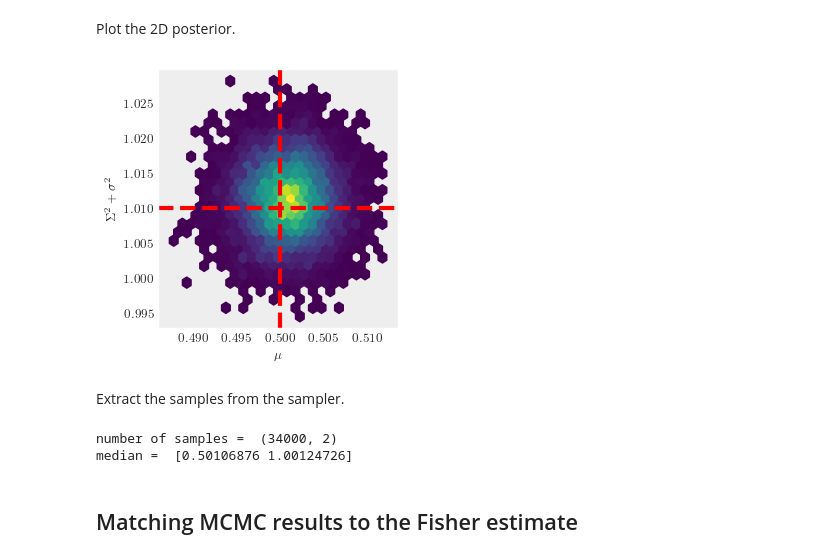
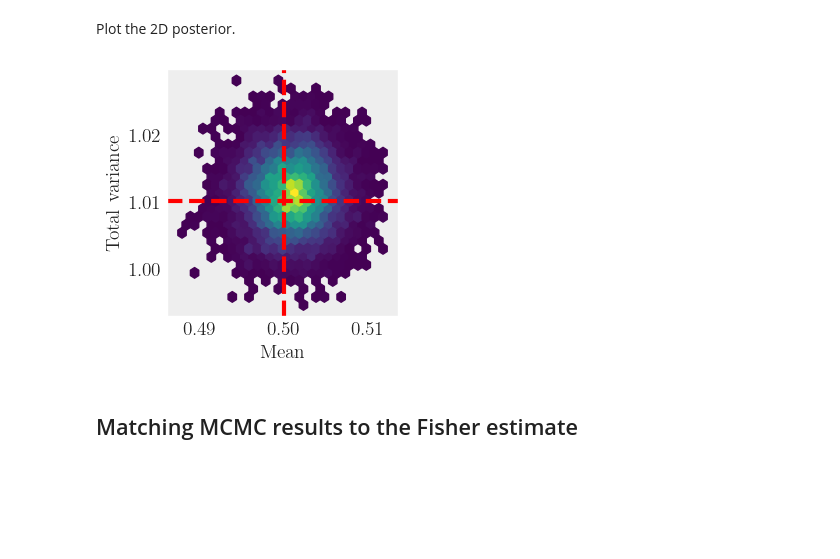
Before and after one commit to aantonelli94/PopFisher, a Jupyter notebook: Gaussian_toy_model/Gaussian_toymodel.ipynb, the cells around one changed output. Saved outputs shown, nothing was run; the diff lists cells and outputs as text; code cells hidden in the pictures; blank space fills up the shorter version.

Commit message:
added figs for paper; fixed labels plot in gaussian case (no sel eff.)

```diff
--- a/Gaussian_toy_model/Gaussian_toymodel.ipynb
+++ b/Gaussian_toy_model/Gaussian_toymodel.ipynb
@@ -206,39 +225,22 @@ az.plot_posterior(idata1, var_names=var_names); # Plot posterior distribution.
 # %% [markdown]
 Plot the 2D posterior.
 # %%
-labeller = az.labels.MapLabeller(var_name_map={"mu": r"$\mu$","Sigmasq": r"$\Sigma^2 + \sigma^2$"})
+labeller = az.labels.MapLabeller(var_name_map={"mu": "Mean","Sigmasq": "Total variance"})
 az.plot_pair(
     idata1,
     var_names=var_names,
     labeller=labeller,
     kind="hexbin",
     colorbar=False,
     divergences=False,
-    figsize= (3,3)
+    figsize= (3,3),
+    textsize = 14
 )
 plt.axvline(x=pos_init0[0], label='True', c='red',ls='--', lw=3)
-plt.axhline(y=pos_init0[1], label='True', c='red',ls='--', lw=3)
+plt.axhline(y=pos_init0[1], c='red',ls='--', lw=3)
 plt.show()
 # %% [output]
-[figure, old version]
+[figure, new version]
-# %% [markdown]
-Extract the samples from the sampler.
-# %%
-"""
-Collect the samples here.
-"""
-burnin = 1500 # discard first 1500 points.
-
-chains = sampler.get_chain(discard=burnin, thin=1, flat=False)
-mu_samples = chains[:,:,0].flatten()
-Sigma2_samples = chains[:,:,1].flatten() - sigma**2 # remove sigma component to show results for Sigma^2 only.
-org_samp = np.vstack( (mu_samples, Sigma2_samples) ).T
-
-print("number of samples = ", np.shape(org_samp))
-print("median = ", np.median(org_samp,axis=0))
-# %% [output]
-number of samples =  (34000, 2)
-median =  [0.50106876 1.00124726]
 # %% [markdown]
 ## Matching MCMC results to the Fisher estimate
 # %% [markdown]
```
Also changed, not shown: parts of 7 cells of this notebook, 2 other files.
